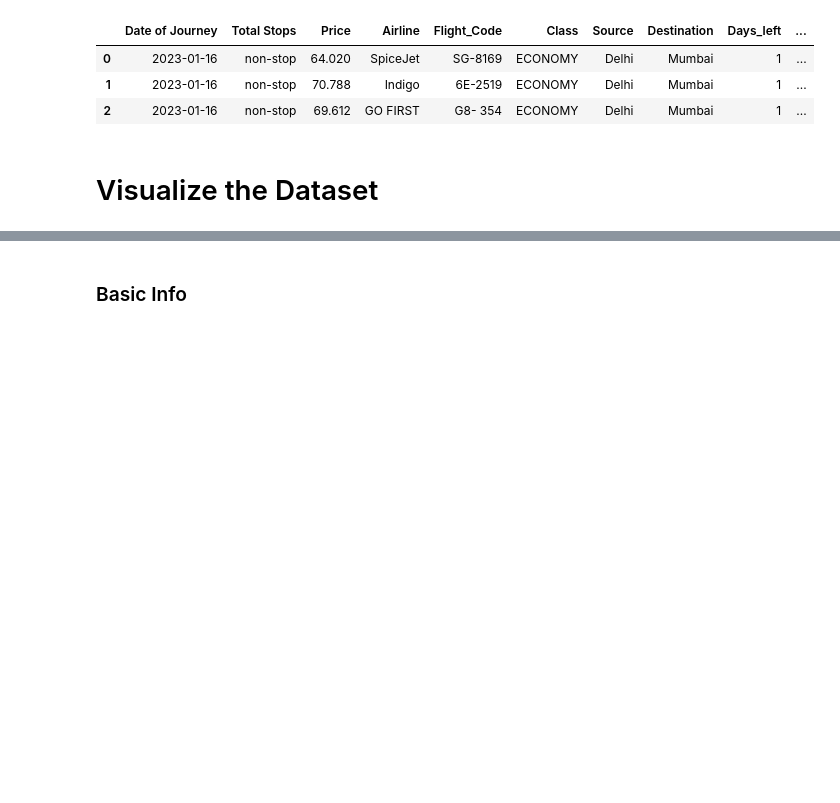
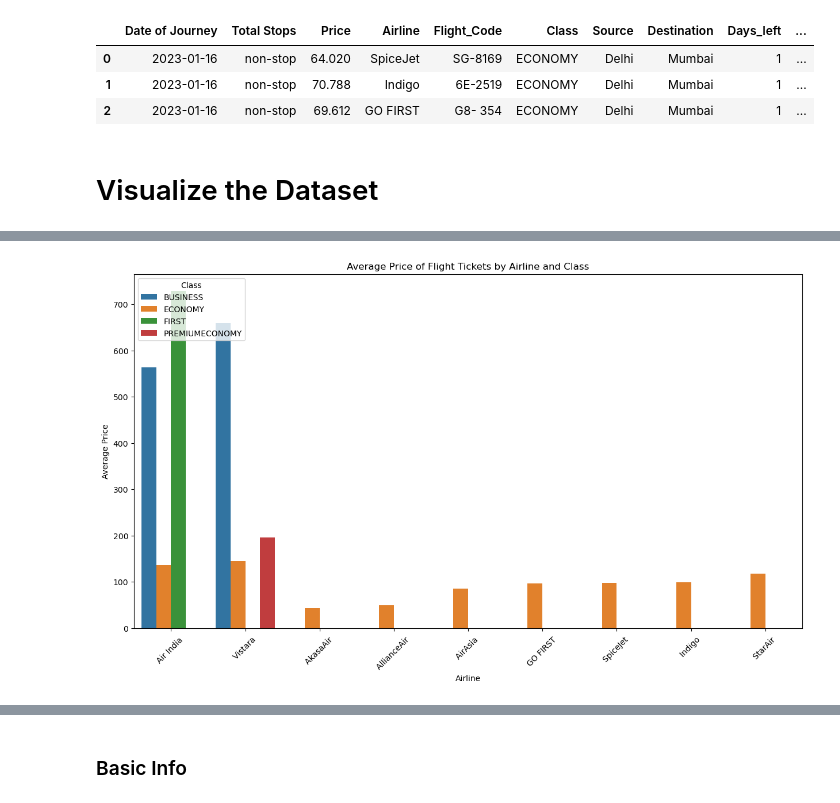
Before and after one commit to Eric1423/CS148_Final_Project, a Jupyter notebook: Final_Project.ipynb, the cells around one changed output, grey strips where cells are left out. Cells and saved outputs as stored; diff of their text form; code cells hidden in the pictures; blank space fills up the shorter version.

Commit message:
price gap b/w diff classes most expensive / cheap airlines Price rise drastically from 20 days before the flight Price & Duration for economy class

```diff
--- a/Final_Project.ipynb
+++ b/Final_Project.ipynb
@@ -188,0 +197,14 @@ plt.show()
+# %%
+avg_price_per_airline_class = df.groupby(['Airline', 'Class'])['Price'].mean().reset_index()
+# Sorting values for better visualization
+sorted_avg_price_per_airline_class = avg_price_per_airline_class.sort_values(by=['Class', 'Price'])
+# Creating a bar plot to visualize the average prices
+plt.figure(figsize=(15, 8))
+sns.barplot(x="Airline", y="Price", hue="Class", data=sorted_avg_price_per_airline_class)
+plt.title("Average Price of Flight Tickets by Airline and Class")
+plt.xlabel("Airline")
+plt.ylabel("Average Price")
+plt.xticks(rotation=45)
+plt.show()
+# %% [output]
+[figure, added]
```
Also changed, not shown: parts of 11 cells of this notebook.
